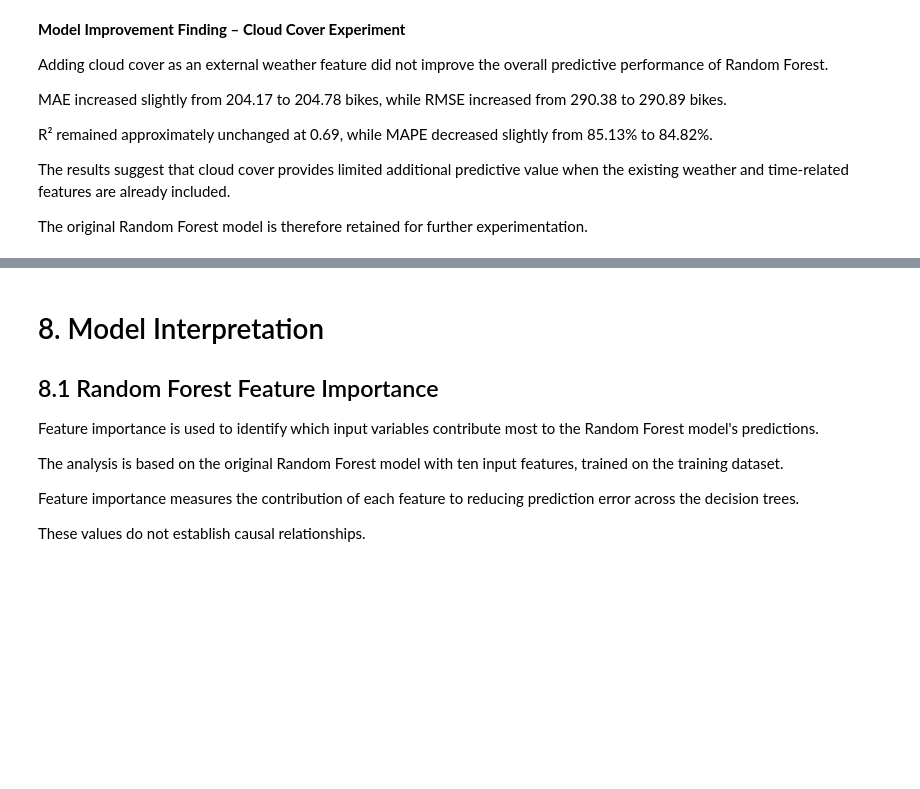
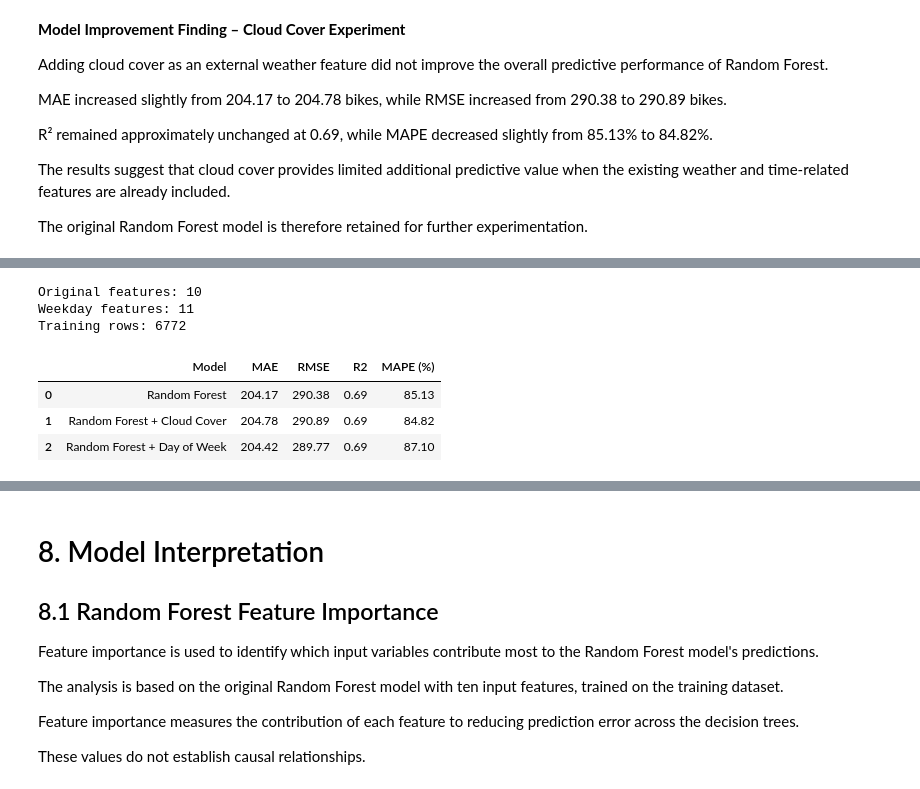
Before and after one commit to ChandaNovent/BikeFlow, a Jupyter notebook: 01_bikeflow_analysis.ipynb, the cells around one changed output, grey strips where cells are left out. Cells and saved outputs as stored; diff of their text form; code cells hidden in the pictures; blank space fills up the shorter version.

```diff
--- a/01_bikeflow_analysis.ipynb
+++ b/01_bikeflow_analysis.ipynb
@@ -1588,0 +1604,79 @@ for further experimentation.
+# %%
+
+# Create a new feature list with day_of_week added
+feature_columns_weekday = feature_columns + ["day_of_week"]
+
+# Select the original features plus the new weekday feature
+X_weekday = model_df[feature_columns_weekday].copy()
+
+# Use the same chronological training and test split
+X_weekday_train = X_weekday.iloc[:split_index].copy()
+X_weekday_test = X_weekday.iloc[split_index:].copy()
+
+# Treat day_of_week as a categorical feature
+categorical_features_weekday = categorical_features + ["day_of_week"]
+
+# Create a new preprocessor for the weekday experiment
+preprocessor_weekday = ColumnTransformer(transformers=[
+    ("num", numeric_transformer, numeric_features),
+    ("cat", categorical_transformer, categorical_features_weekday)
+])
+
+# Create a new Random Forest pipeline
+random_forest_weekday = Pipeline(steps=[
+    ("preprocessor", preprocessor_weekday),
+    ("model", RandomForestRegressor(
+        n_estimators=100,
+        random_state=42,
+        n_jobs=-1
+    ))
+])
+
+# Verify that the datasets are comparable
+print("Original features:", X_train.shape[1])
+print("Weekday features:", X_weekday_train.shape[1])
+print("Training rows:", len(X_weekday_train))
+# %% [output]
+Original features: 10
+Weekday features: 11
+Training rows: 6772
+# %%
+
+# Evaluate Random Forest with day_of_week added
+weekday_scores = cross_validate(
+    clone(random_forest_weekday),  # Create a fresh copy of the model
+    X_weekday_train,              # Training data with 11 input features
+    y_train,                      # Actual bike rental counts
+    cv=tscv,                      # Same five chronological validation folds
+    scoring=scoring,              # MAE, RMSE, R2 and MAPE
+    n_jobs=1                      # Run one validation fold at a time
+)
+
+# Calculate average evaluation metrics across all five folds
+weekday_results = {
+    "Model": "Random Forest + Day of Week",
+    "MAE": -weekday_scores["test_MAE"].mean(),
+    "RMSE": -weekday_scores["test_RMSE"].mean(),
+    "R2": weekday_scores["test_R2"].mean(),
+    "MAPE (%)": -weekday_scores["test_MAPE"].mean() * 100
+}
+
+# Combine results from the original Random Forest and both experiments
+experiment_comparison = pd.concat(
+    [
+        cv_comparison[cv_comparison["Model"] == "Random Forest"],
+        cloud_comparison[
+            cloud_comparison["Model"] == "Random Forest + Cloud Cover"
+        ],
+        pd.DataFrame([weekday_results])
+    ],
+    ignore_index=True
+)
+
+# Display the results
+display(experiment_comparison.round(2))
+# %% [output]
+|  | Model | MAE | RMSE | R2 | MAPE (%) |
+| 0 | Random Forest | 204.17 | 290.38 | 0.69 | 85.13 |
+| 1 | Random Forest + Cloud Cover | 204.78 | 290.89 | 0.69 | 84.82 |
+| 2 | Random Forest + Day of Week | 204.42 | 289.77 | 0.69 | 87.10 |
```
Also changed, not shown: parts of 9 cells of this notebook.
